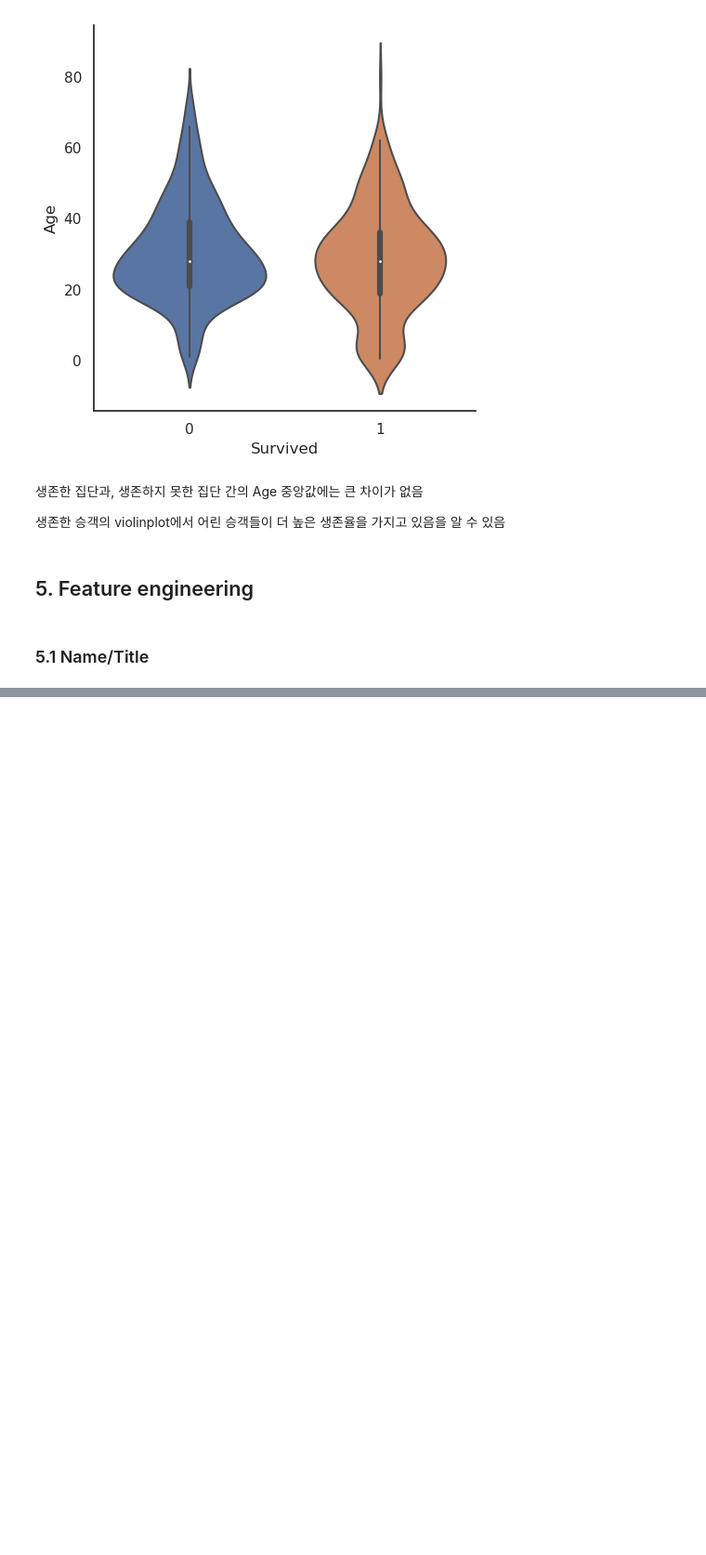
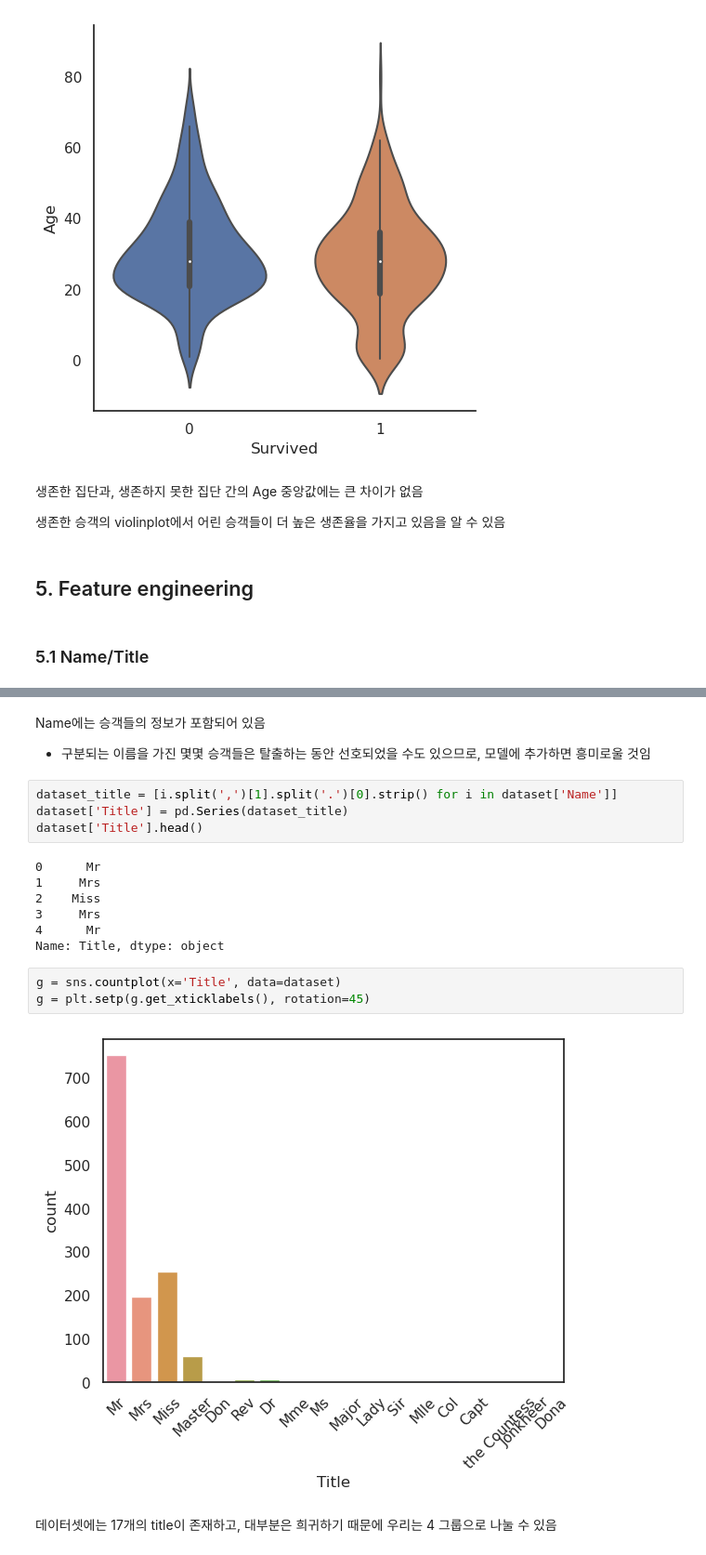
Before and after one commit to dduniverse/kaggle-copy, a Jupyter notebook: titanic-top-4-with-ensemble-modeling.ipynb, the cells around one changed output, grey strips where cells are left out. Shown at 93% size. Saved outputs shown, nothing was run; the diff lists cells and outputs as text; blank space fills up the shorter version.

```diff
--- a/titanic-top-4-with-ensemble-modeling.ipynb
+++ b/titanic-top-4-with-ensemble-modeling.ipynb
@@ -500,0 +510,21 @@ g = sns.catplot(x='Survived', y='Age', data=train, kind='violin')
+# %% [markdown]
+Name에는 승객들의 정보가 포함되어 있음
+- 구분되는 이름을 가진 몇몇 승객들은 탈출하는 동안 선호되었을 수도 있으므로, 모델에 추가하면 흥미로울 것임
+# %%
+dataset_title = [i.split(',')[1].split('.')[0].strip() for i in dataset['Name']]
+dataset['Title'] = pd.Series(dataset_title)
+dataset['Title'].head()
+# %% [output]
+0      Mr
+1     Mrs
+2    Miss
+3     Mrs
+4      Mr
+Name: Title, dtype: object
+# %%
+g = sns.countplot(x='Title', data=dataset)
+g = plt.setp(g.get_xticklabels(), rotation=45)
+# %% [output]
+[figure, added]
+# %% [markdown]
+데이터셋에는 17개의 title이 존재하고, 대부분은 희귀하기 때문에 우리는 4 그룹으로 나눌 수 있음
```
Also changed, not shown: parts of 43 cells of this notebook.
